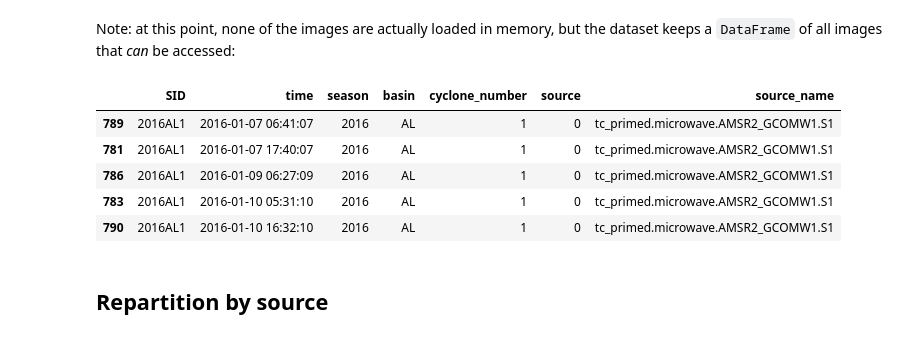
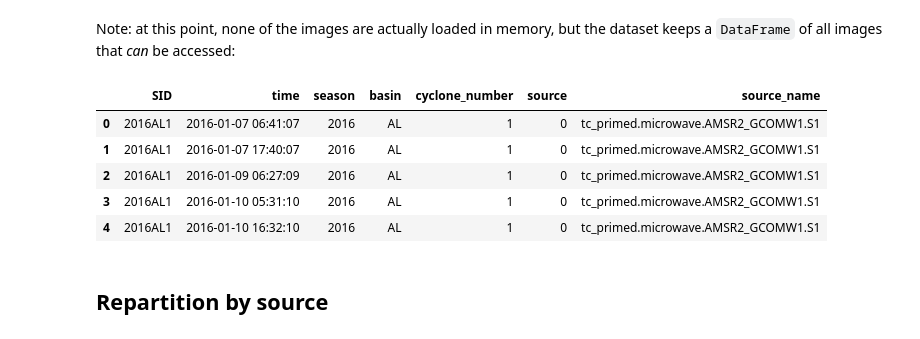
Before and after one commit to dauvillc/tc_multi_sources, a Jupyter notebook: notebooks/sources.ipynb, the cells around one changed output. Saved outputs shown, nothing was run; the diff lists cells and outputs as text; code cells hidden in the pictures.

````diff
--- a/notebooks/sources.ipynb
+++ b/notebooks/sources.ipynb
@@ -50,15 +51,15 @@ len(dataset)
 # %% [markdown]
 Note: at this point, none of the images are actually loaded in memory, but the dataset keeps a ```DataFrame``` of all images that *can* be accessed:
 # %%
-df = dataset.df
+df = pd.concat(dataset.source_dfs).reset_index(drop=True).sort_values(['SID', 'source', 'time'])
 df.head()
 # %% [output]
 |  | SID | time | season | basin | cyclone_number | source | source_name |
-| 789 | 2016AL1 | 2016-01-07 06:41:07 | 2016 | AL | 1 | 0 | tc_primed.microwave.AMSR2_GCOMW1.S1 |
-| 781 | 2016AL1 | 2016-01-07 17:40:07 | 2016 | AL | 1 | 0 | tc_primed.microwave.AMSR2_GCOMW1.S1 |
-| 786 | 2016AL1 | 2016-01-09 06:27:09 | 2016 | AL | 1 | 0 | tc_primed.microwave.AMSR2_GCOMW1.S1 |
-| 783 | 2016AL1 | 2016-01-10 05:31:10 | 2016 | AL | 1 | 0 | tc_primed.microwave.AMSR2_GCOMW1.S1 |
-| 790 | 2016AL1 | 2016-01-10 16:32:10 | 2016 | AL | 1 | 0 | tc_primed.microwave.AMSR2_GCOMW1.S1 |
+| 0 | 2016AL1 | 2016-01-07 06:41:07 | 2016 | AL | 1 | 0 | tc_primed.microwave.AMSR2_GCOMW1.S1 |
+| 1 | 2016AL1 | 2016-01-07 17:40:07 | 2016 | AL | 1 | 0 | tc_primed.microwave.AMSR2_GCOMW1.S1 |
+| 2 | 2016AL1 | 2016-01-09 06:27:09 | 2016 | AL | 1 | 0 | tc_primed.microwave.AMSR2_GCOMW1.S1 |
+| 3 | 2016AL1 | 2016-01-10 05:31:10 | 2016 | AL | 1 | 0 | tc_primed.microwave.AMSR2_GCOMW1.S1 |
+| 4 | 2016AL1 | 2016-01-10 16:32:10 | 2016 | AL | 1 | 0 | tc_primed.microwave.AMSR2_GCOMW1.S1 |
 # %% [markdown]
 ## Repartition by source
 # %%
````
Also changed, not shown: parts of 18 cells of this notebook, 1 other file.
